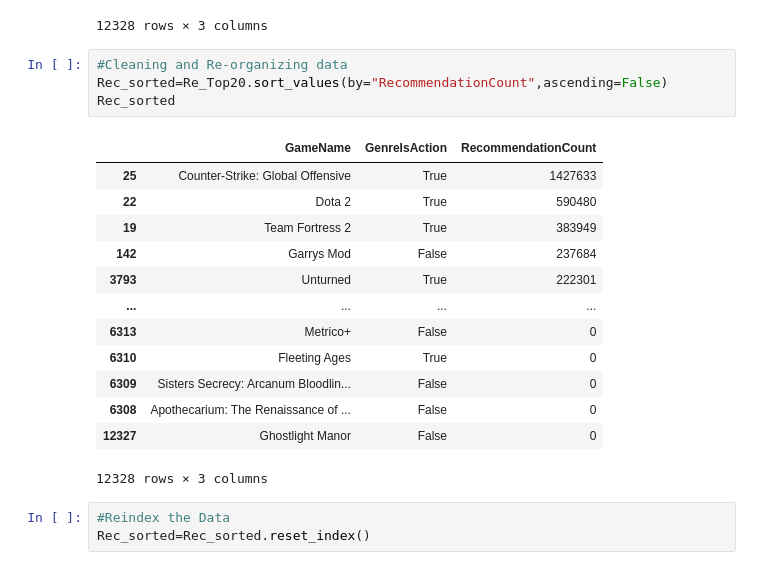
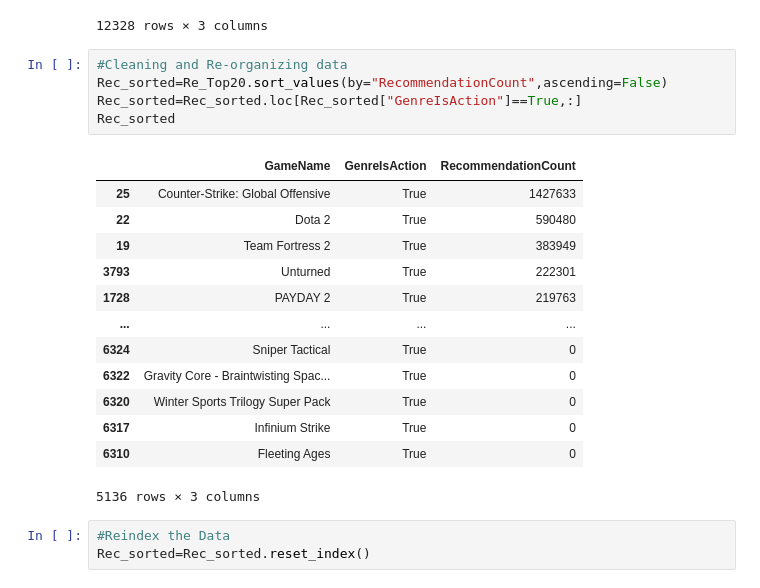
Before and after one commit to nardyjh/Project1-Group7, a Jupyter notebook: project1_Group7_game.ipynb, the cells around one changed output. Saved outputs shown, nothing was run; the diff lists cells and outputs as text.

```diff
--- a/project1_Group7_game.ipynb
+++ b/project1_Group7_game.ipynb
@@ -1370,21 +1370,22 @@ Re_Top20
 # %%
 #Cleaning and Re-organizing data
 Rec_sorted=Re_Top20.sort_values(by="RecommendationCount",ascending=False)
+Rec_sorted=Rec_sorted.loc[Rec_sorted["GenreIsAction"]==True,:]
 Rec_sorted
 # %% [output]
 |  | GameName | GenreIsAction | RecommendationCount |
 | 25 | Counter-Strike: Global Offensive | True | 1427633 |
 | 22 | Dota 2 | True | 590480 |
 | 19 | Team Fortress 2 | True | 383949 |
-| 142 | Garrys Mod | False | 237684 |
 | 3793 | Unturned | True | 222301 |
+| 1728 | PAYDAY 2 | True | 219763 |
 | ... | ... | ... | ... |
-| 6313 | Metrico+ | False | 0 |
+| 6324 | Sniper Tactical | True | 0 |
+| 6322 | Gravity Core - Braintwisting Spac... | True | 0 |
+| 6320 | Winter Sports Trilogy Super Pack | True | 0 |
+| 6317 | Infinium Strike | True | 0 |
 | 6310 | Fleeting Ages | True | 0 |
-| 6309 | Sisters Secrecy: Arcanum Bloodlin... | False | 0 |
-| 6308 | Apothecarium: The Renaissance of ... | False | 0 |
-| 12327 | Ghostlight Manor | False | 0 |
-12328 rows × 3 columns
+5136 rows × 3 columns
 # %%
 #Reindex the Data
 Rec_sorted=Rec_sorted.reset_index()
```
Also changed, not shown: parts of 12 cells of this notebook.
